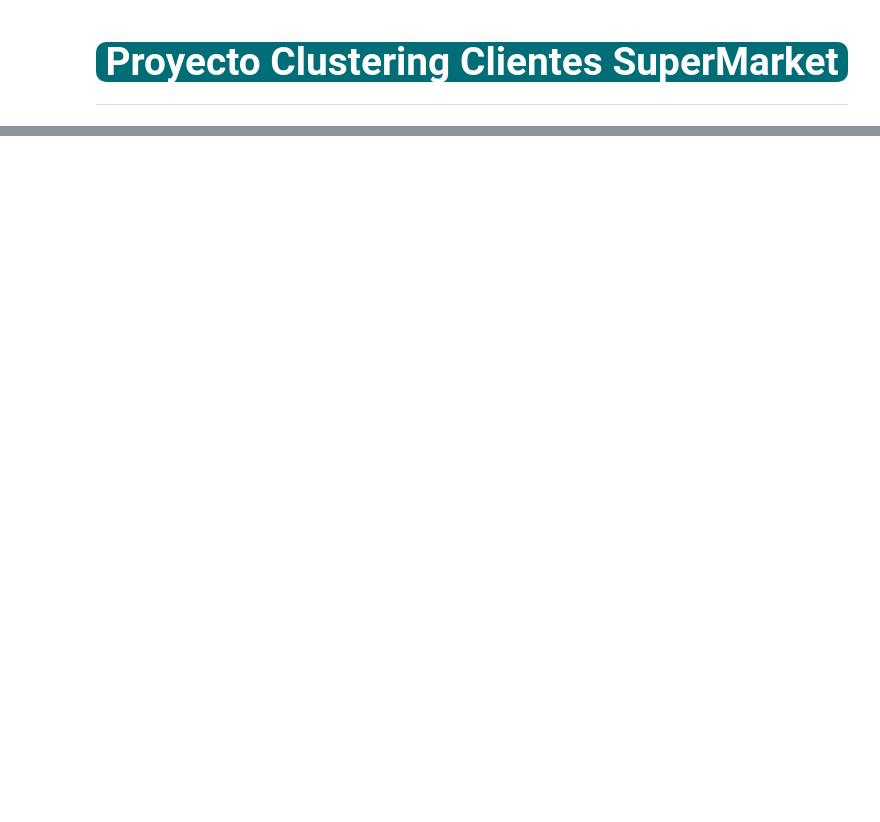
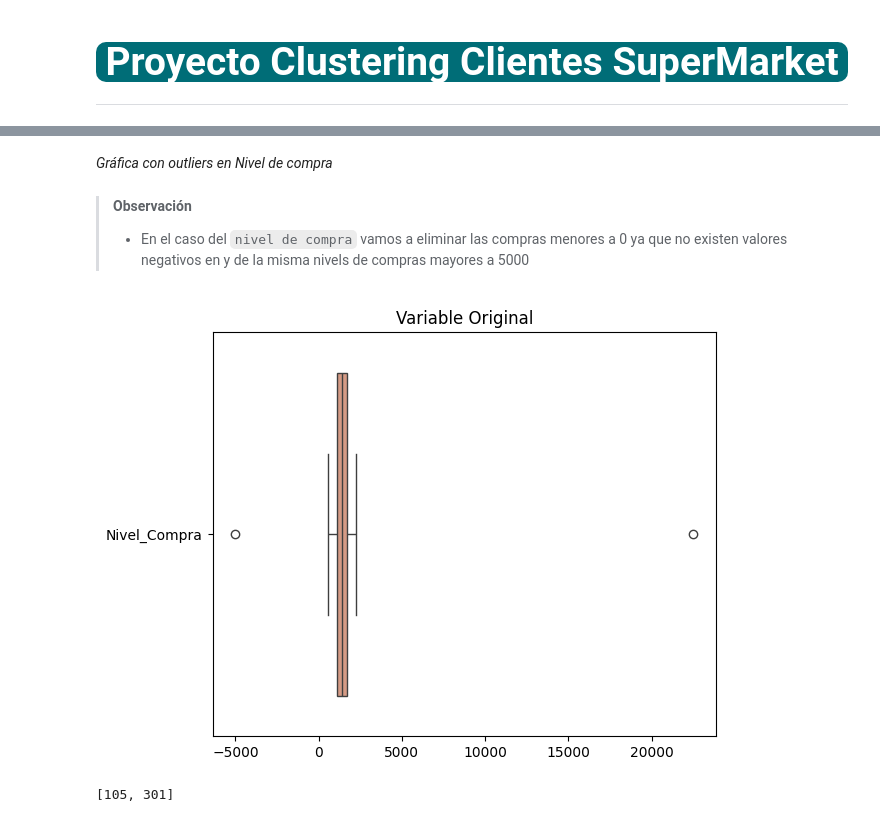
Before and after one commit to linerlander/Proyecto-Clustering-Clientes-SuperMarket, a Jupyter notebook: proyecto_clustering.ipynb, the cells around one changed output, grey strips where cells are left out. Cells and saved outputs as stored; diff of their text form; code cells hidden in the pictures; blank space fills up the shorter version.

```diff
--- a/proyecto_clustering.ipynb
+++ b/proyecto_clustering.ipynb
@@ -30,0 +213,15 @@
+# %% [markdown]
+*Gráfica con outliers en Nivel de compra*
+# %% [markdown]
+>**Observación**
+>- En el caso del `nivel de compra` vamos a eliminar las compras menores a 0 ya que no existen valores negativos en y de la misma nivels de compras mayores a 5000
+# %%
+sns.boxplot(data = df[['Nivel_Compra']], orient="h", color = '#E29578')
+plt.title('Variable Original')
+plt.tight_layout();
+# %% [output]
+[figure, added]
+# %%
+df['Nivel_Compra'].loc[(df['Nivel_Compra']< 0) |(df['Nivel_Compra']> 5000) ].index.tolist()
+# %% [output]
+[105, 301]
```
Also changed, not shown: parts of 47 cells of this notebook.
